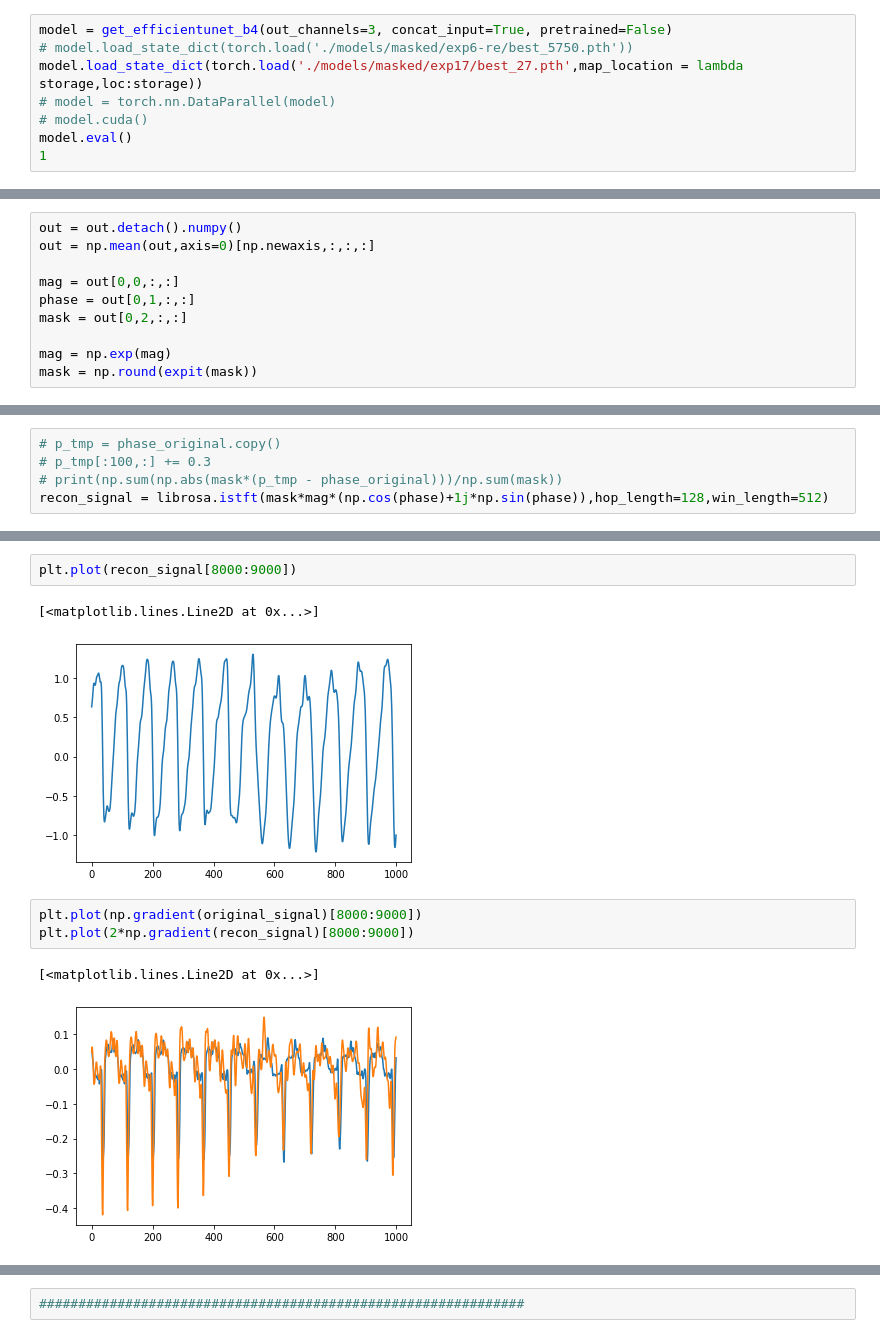
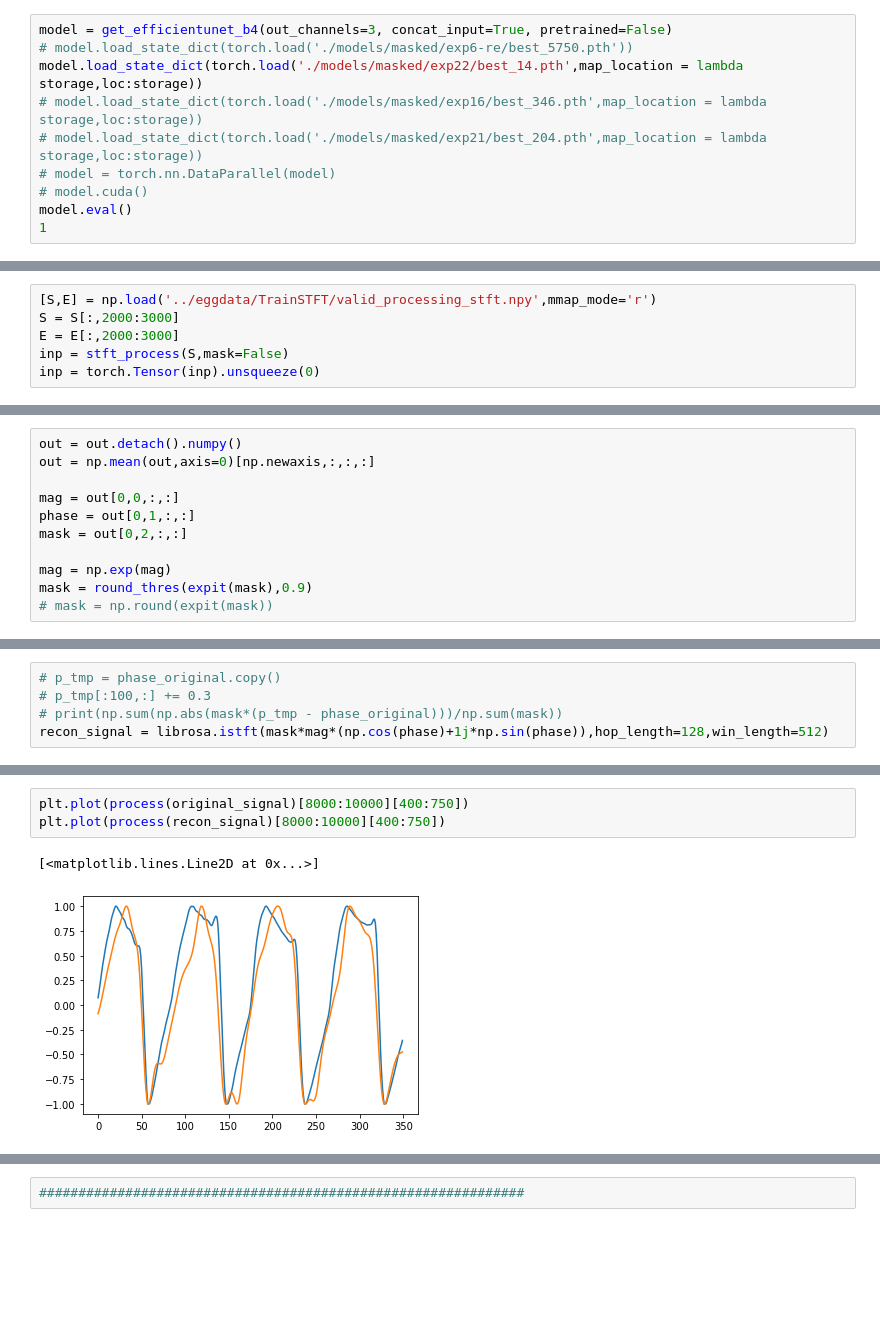
Before and after one commit to SeongwoongCho/SpeechToEGG, a Jupyter notebook: Testing Script.ipynb, the cells around one changed output, grey strips where cells are left out. Saved outputs shown, nothing was run; the diff lists cells and outputs as text; blank space fills up the shorter version.

Commit message:
mask mag phase split training

```diff
--- a/Testing Script.ipynb
+++ b/Testing Script.ipynb
@@ -294,7 +296,9 @@ def make_mask(mag):
 # %%
 model = get_efficientunet_b4(out_channels=3, concat_input=True, pretrained=False)
 # model.load_state_dict(torch.load('./models/masked/exp6-re/best_5750.pth'))
-model.load_state_dict(torch.load('./models/masked/exp17/best_27.pth',map_location = lambda storage,loc:storage))
+model.load_state_dict(torch.load('./models/masked/exp22/best_14.pth',map_location = lambda storage,loc:storage))
+# model.load_state_dict(torch.load('./models/masked/exp16/best_346.pth',map_location = lambda storage,loc:storage))
+# model.load_state_dict(torch.load('./models/masked/exp21/best_204.pth',map_location = lambda storage,loc:storage))
 # model = torch.nn.DataParallel(model)
 # model.cuda()
 model.eval()
@@ -331,5 +335,11 @@ Wall time: 31.6 s
 # %%
 #######################################################
+# %%
+[S,E] = np.load('../eggdata/TrainSTFT/valid_processing_stft.npy',mmap_mode='r')
+S = S[:,2000:3000]
+E = E[:,2000:3000]
+inp = stft_process(S,mask=False)
+inp = torch.Tensor(inp).unsqueeze(0)
 # %%
 [S,E] = np.load('../eggdata/TestSTFT/data/slt_arctic_b0002.npy')
 inp = stft_process(S,mask=False)
@@ -350,7 +360,8 @@ phase = out[0,1,:,:]
 mask = out[0,2,:,:]
 
 mag = np.exp(mag)
-mask = np.round(expit(mask))
+mask = round_thres(expit(mask),0.9)
+# mask = np.round(expit(mask))
 # %%
 inp_mag = np.abs(S)
 inp_phase = np.angle(S)
@@ -401,11 +385,6 @@ plt.plot(original_signal[8000:9000])
-# %%
-plt.plot(recon_signal[8000:9000])
-# %% [output]
-[<matplotlib.lines.Line2D at 0x...>]
-[figure, removed]
 # %%
-plt.plot(np.gradient(original_signal)[8000:9000])
-plt.plot(2*np.gradient(recon_signal)[8000:9000])
+plt.plot(process(original_signal)[8000:10000][400:750])
+plt.plot(process(recon_signal)[8000:10000][400:750])
 # %% [output]
 [<matplotlib.lines.Line2D at 0x...>]
-[figure, old version]
+[figure, new version]
```
Also changed, not shown: parts of 45 cells of this notebook, 52 other files.
